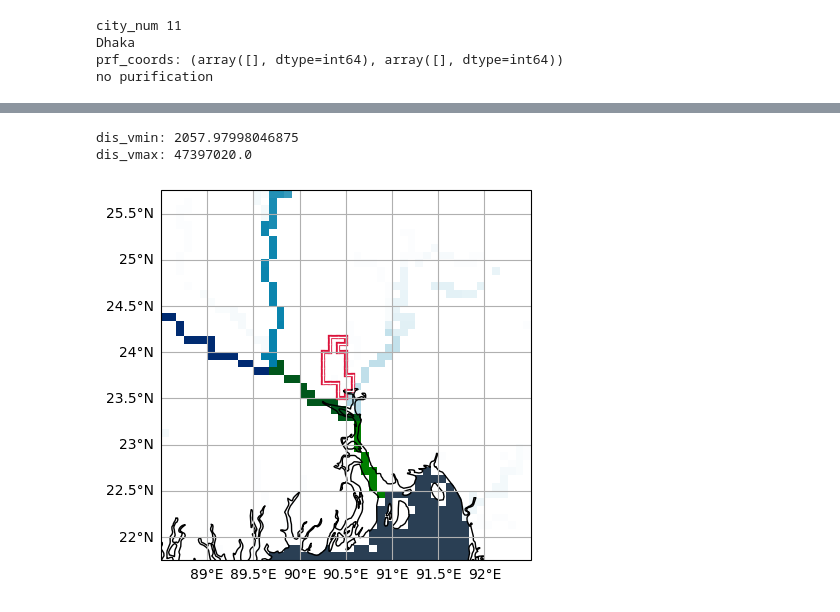
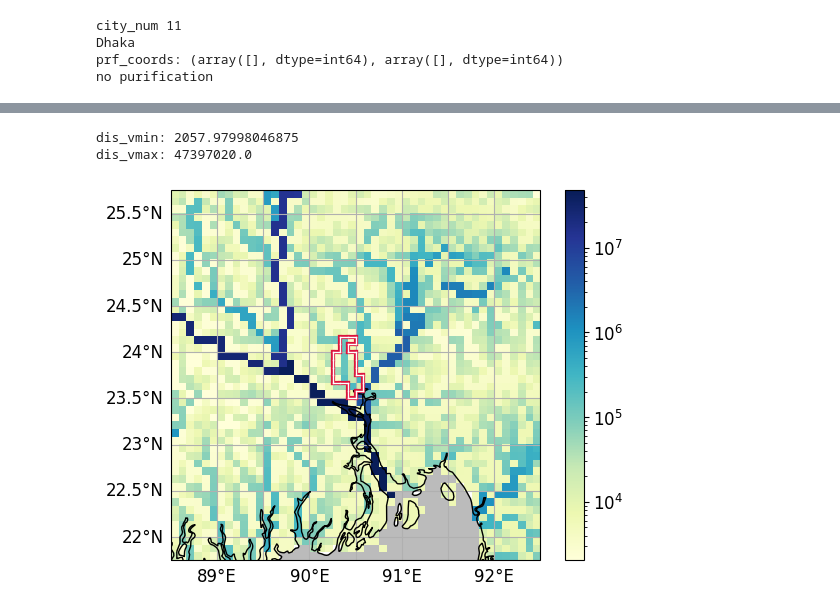
Before and after one commit to HalKiyo/h08_urban, a Jupyter notebook: global_city/pst/josui_gesui.ipynb, the cells around one changed output, grey strips where cells are left out. Cells and saved outputs as stored; diff of their text form; code cells hidden in the pictures.

```diff
--- a/global_city/pst/josui_gesui.ipynb
+++ b/global_city/pst/josui_gesui.ipynb
@@ -933,10 +933,11 @@ def draw_mask_sotowaku(extent, mask_cropped, ax=None, sotowaku_color='#dc143c',
         # figure
         fig = plt.figure()
         ax = plt.subplot(projection=projection)
-        ax.coastlines()
+        ax.coastlines(zorder=1)
         ax.set_extent(extent)
         ax.gridlines(draw_labels=True, zorder=0)
-        ax.add_feature(cfea.OCEAN, color='#2A3F54')
+        ax.add_feature(cfea.OCEAN, color='#BBBBBB')
+        ax.add_feature(cfea.LAKES, color='#BBBBBB')
 
     # city mask
     for up in upper_indices:
@@ -1259,43 +1247,49 @@ def plot_discharge(extent, citymask, discharge, gs_position=None, fig=None):
 
     if gs_position is not None:
         ax = fig.add_subplot(gs_position, projection=projection)
         ax.set_extent(extent, projection)
-        gl = ax.gridlines(draw_labels=True)
+        gl = ax.gridlines(draw_labels=True, zorder=0)
         gl.top_labels = False   # Turn off top x-axis labels
         gl.right_labels = False # Turn off right y-axis labels
-        ax.add_feature(cfea.OCEAN, color='#2A3F54')
-        ax.coastlines()
+        ax.add_feature(cfea.OCEAN, color='#BBBBBB')
+        ax.coastlines(zorder=1)
 
         img = ax.imshow(discharge,
                     origin='upper',
                     extent=extent,
                     transform=projection,
-                    cmap='ocean_r',
+                    cmap='YlGnBu',
+                    norm=mcolors.LogNorm()
         )
+        stw = draw_mask_sotowaku(extent, citymask, ax=ax)
+        fig.colorbar(img)
+
     else:
-        plt.figure()
+        fig = plt.figure()
         ax = plt.subplot(projection=projection)
         ax.set_extent(extent, projection)
-        gl = ax.gridlines(draw_labels=True)
+        gl = ax.gridlines(draw_labels=True, zorder=0)
         gl.top_labels = False   # Turn off top x-axis labels
         gl.right_labels = False # Turn off right y-axis labels
-        ax.add_feature(cfea.OCEAN, color='#2A3F54')
-        ax.coastlines()
+        ax.add_feature(cfea.OCEAN, color='#BBBBBB')
+        ax.coastlines(zorder=1)
 
         img = ax.imshow(discharge,
                     origin='upper',
                     extent=extent,
                     transform=projection,
-                    cmap='ocean_r',
+                    cmap='YlGnBu',
+                    norm=mcolors.LogNorm()
         )
         stw = draw_mask_sotowaku(extent, citymask, ax=ax)
+        fig.colorbar(img)
         plt.show()
 
 plot_discharge(result[0], result[1], result[5])
 # %% [output]
 dis_vmin: 2057.97998046875
 dis_vmax: 47397020.0
-[figure, old version]
+[figure, new version]
 # %%
 #---------------------------------------------------------------------------------------------------------------
 #  City_areaと下水場を作図
```
Also changed, not shown: parts of 14 cells of this notebook.
